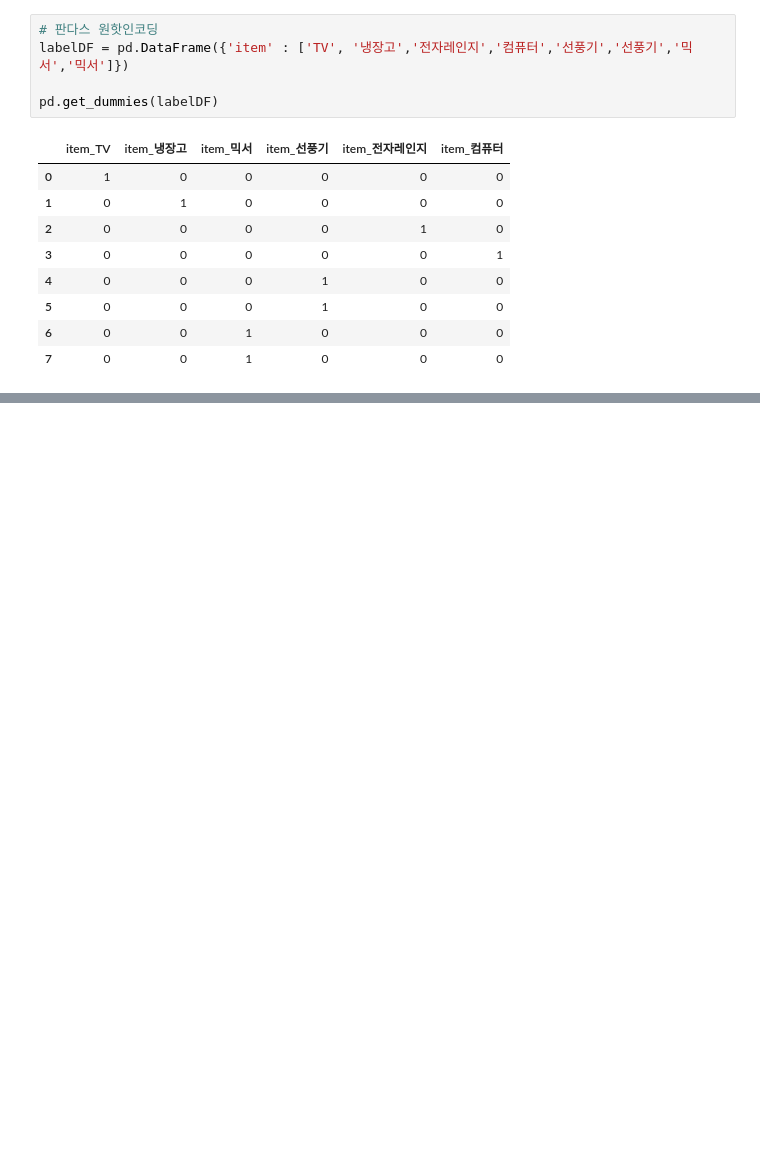
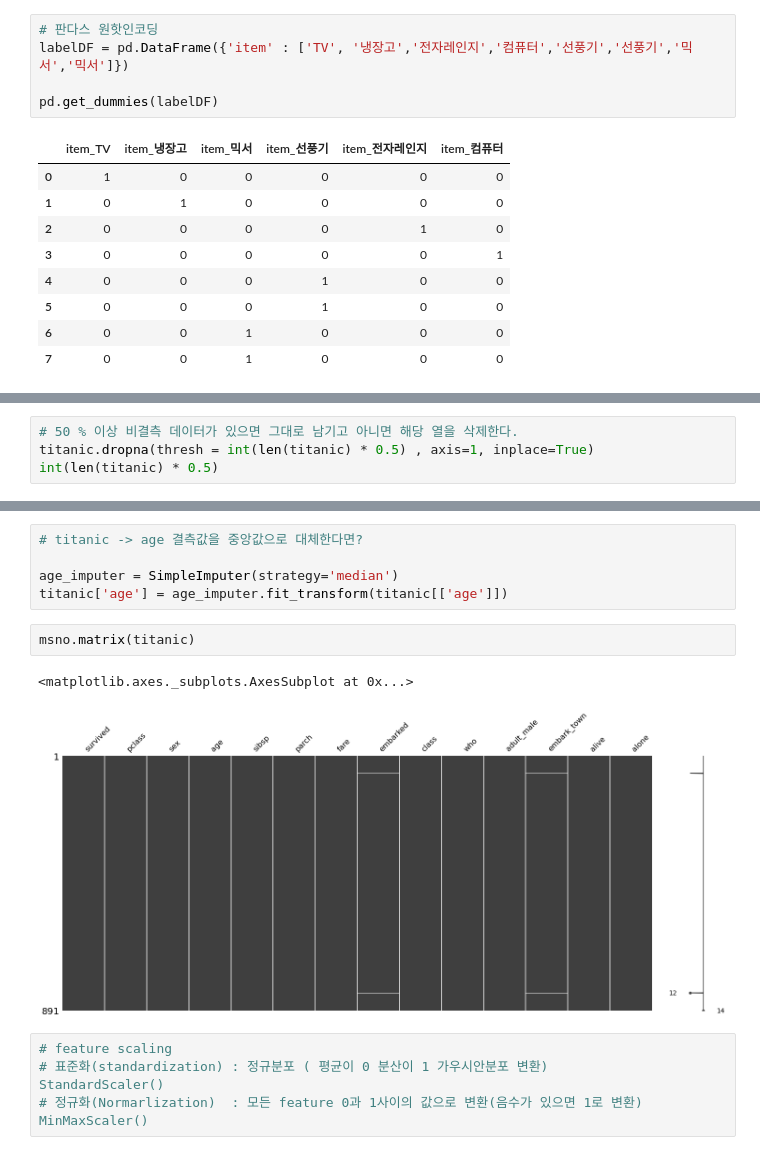
Before and after one commit to Supreme-YS/ML, a Jupyter notebook: pre_processing_ml[03].ipynb, the cells around one changed output, grey strips where cells are left out. Saved outputs shown, nothing was run; the diff lists cells and outputs as text; blank space fills up the shorter version.

```diff
--- a/pre_processing_ml[03].ipynb
+++ b/pre_processing_ml[03].ipynb
@@ -87,0 +205,4 @@ pd.get_dummies(labelDF)
+# %%
+# 50 % 이상 비결측 데이터가 있으면 그대로 남기고 아니면 해당 열을 삭제한다.
+titanic.dropna(thresh = int(len(titanic) * 0.5) , axis=1, inplace=True)
+int(len(titanic) * 0.5)
@@ -87,0 +233,14 @@ pd.get_dummies(labelDF)
+# %%
+# titanic -> age 결측값을 중앙값으로 대체한다면?
+
+age_imputer = SimpleImputer(strategy='median')
+titanic['age'] = age_imputer.fit_transform(titanic[['age']])
+# %%
+msno.matrix(titanic)
+# %% [output]
+<matplotlib.axes._subplots.AxesSubplot at 0x...>
+[figure, added]
+# %%
+# feature scaling
+# 표준화(standardization) : 정규분포 ( 평균이 0 분산이 1 가우시안분포 변환)                   StandardScaler()
+# 정규화(Normarlization)  : 모든 feature 0과 1사이의 값으로 변환(음수가 있으면 1로 변환)      MinMaxScaler()
```
Also changed, not shown: parts of 15 cells of this notebook.
